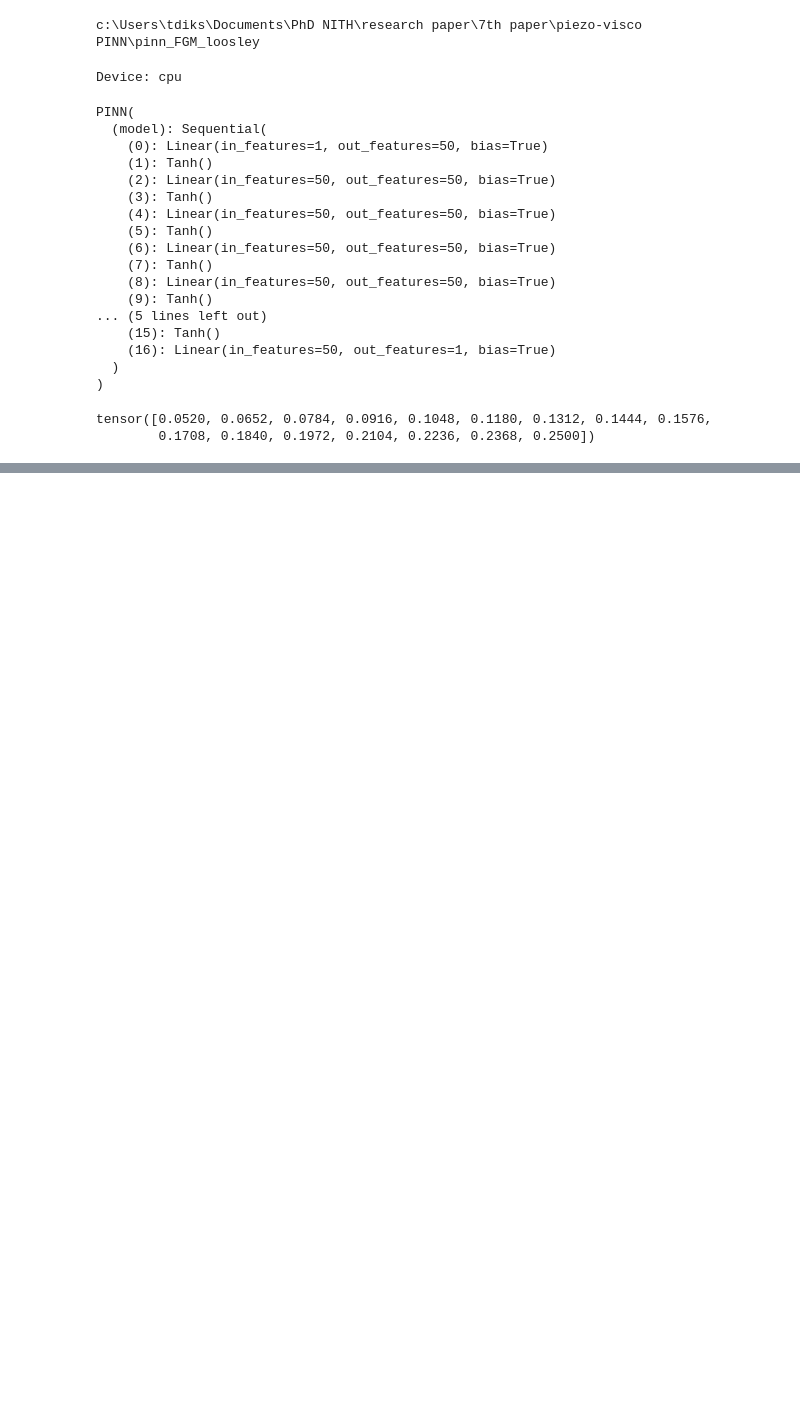
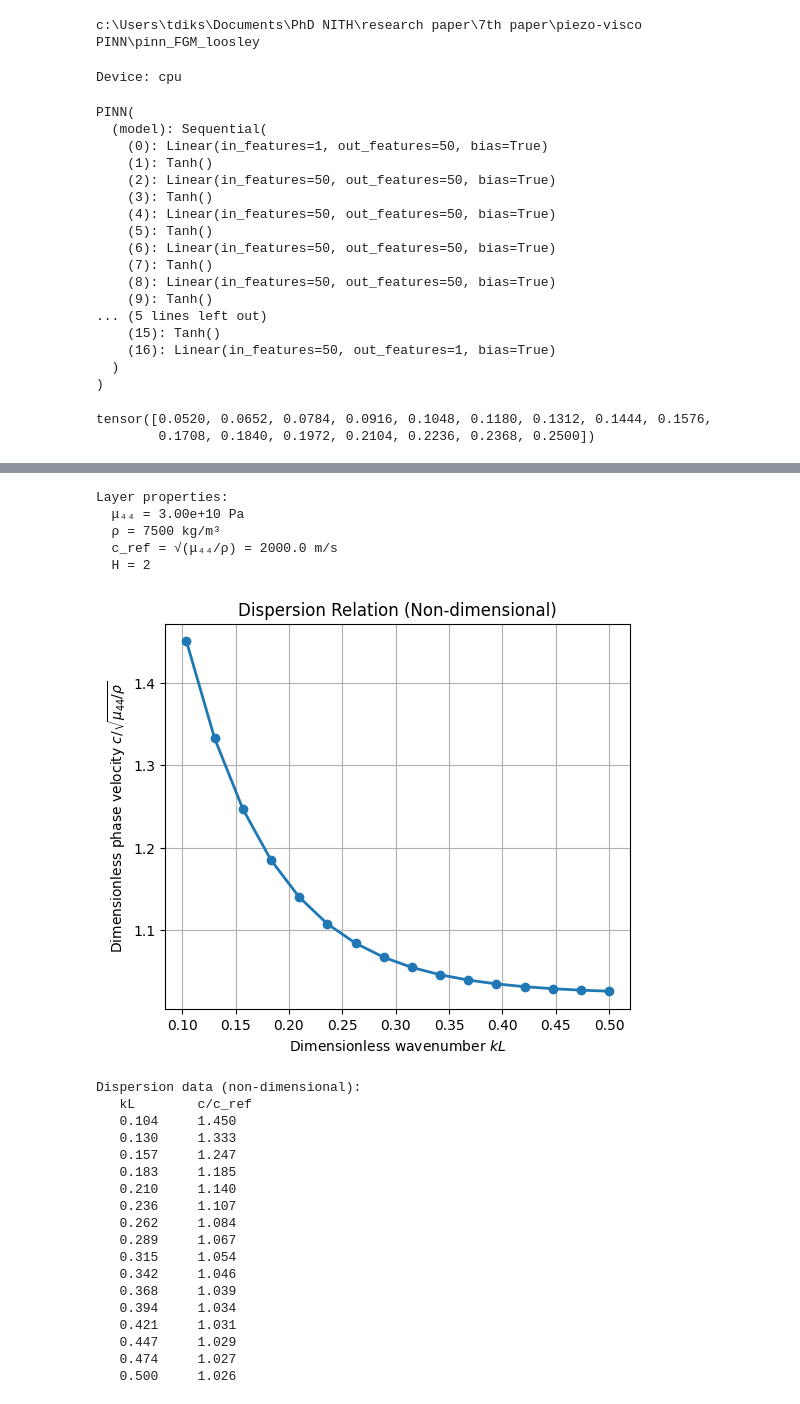
Before and after one commit to tdiksha758-png/pinn_FGM_loosley, a Jupyter notebook: experiments/pinn_loosley_code.ipynb, the cells around one changed output, grey strips where cells are left out. Cells and saved outputs as stored; diff of their text form; code cells hidden in the pictures; blank space fills up the shorter version.

```diff
--- a/experiments/pinn_loosley_code.ipynb
+++ b/experiments/pinn_loosley_code.ipynb
@@ -628,39 +611,64 @@ k_vals = dispersion[:, 0]
 c_vals = dispersion[:, 1]
 
 # Material properties for layer (from your config)
 mu44_layer = 0.3e11 # Pa
 rho_layer = 7500.0 # kg/m³
 H = 2 # Layer thickness (non-dimensional)
 
 # Calculate reference velocity: √(μ₆₆/ρ) for layer
 c_ref_layer = np.sqrt(mu44_layer / rho_layer)# Reference shear speed
 
 print(f"Layer properties:")
 print(f"  μ₄₄ = {mu44_layer:.2e} Pa")
 print(f"  ρ = {rho_layer:.0f} kg/m³")
 print(f"  c_ref = √(μ₄₄/ρ) = {c_ref_layer:.1f} m/s")
 print(f"  H = {H}")
 
 # Non-dimensionalize
-kH = k_vals * H                     # Dimensionless wavenumber
+kL = k_vals * H                     # Dimensionless wavenumber
 c_norm = c_vals / c_ref_layer       # Dimensionless phase velocity
 
 # Plot
 plt.figure(figsize=(6, 5))
-plt.plot(kH, c_norm, 'o-', linewidth=2, markersize=6)
+plt.plot(kL, c_norm, 'o-', linewidth=2, markersize=6)
 
-plt.xlabel("Dimensionless wavenumber $kH$")
+plt.xlabel("Dimensionless wavenumber $kL$")
 plt.ylabel("Dimensionless phase velocity $c/\\sqrt{\\mu_{44}/\\rho}$")
 plt.title("Dispersion Relation (Non-dimensional)")
 plt.grid(True)
 
 plt.show()
 
 # Print the data
 print("\nDispersion data (non-dimensional):")
-print("   kH        c/c_ref")
-for i in range(len(kH)):
-    print(f"   {kH[i]:.3f}     {c_norm[i]:.3f}")
+print("   kL        c/c_ref")
+for i in range(len(kL)):
+    print(f"   {kL[i]:.3f}     {c_norm[i]:.3f}")
+# %% [output]
+Layer properties:
+  μ₄₄ = 3.00e+10 Pa
+  ρ = 7500 kg/m³
+  c_ref = √(μ₄₄/ρ) = 2000.0 m/s
+  H = 2
+[figure, added]
+Dispersion data (non-dimensional):
+   kL        c/c_ref
+   0.104     1.450
+   0.130     1.333
+   0.157     1.247
+   0.183     1.185
+   0.210     1.140
+   0.236     1.107
+   0.262     1.084
+   0.289     1.067
+   0.315     1.054
+   0.342     1.046
+   0.368     1.039
+   0.394     1.034
+   0.421     1.031
+   0.447     1.029
+   0.474     1.027
+   0.500     1.026
 # %%
 import numpy as np
 import matplotlib.pyplot as plt
```
Also changed, not shown: parts of 24 cells of this notebook.
